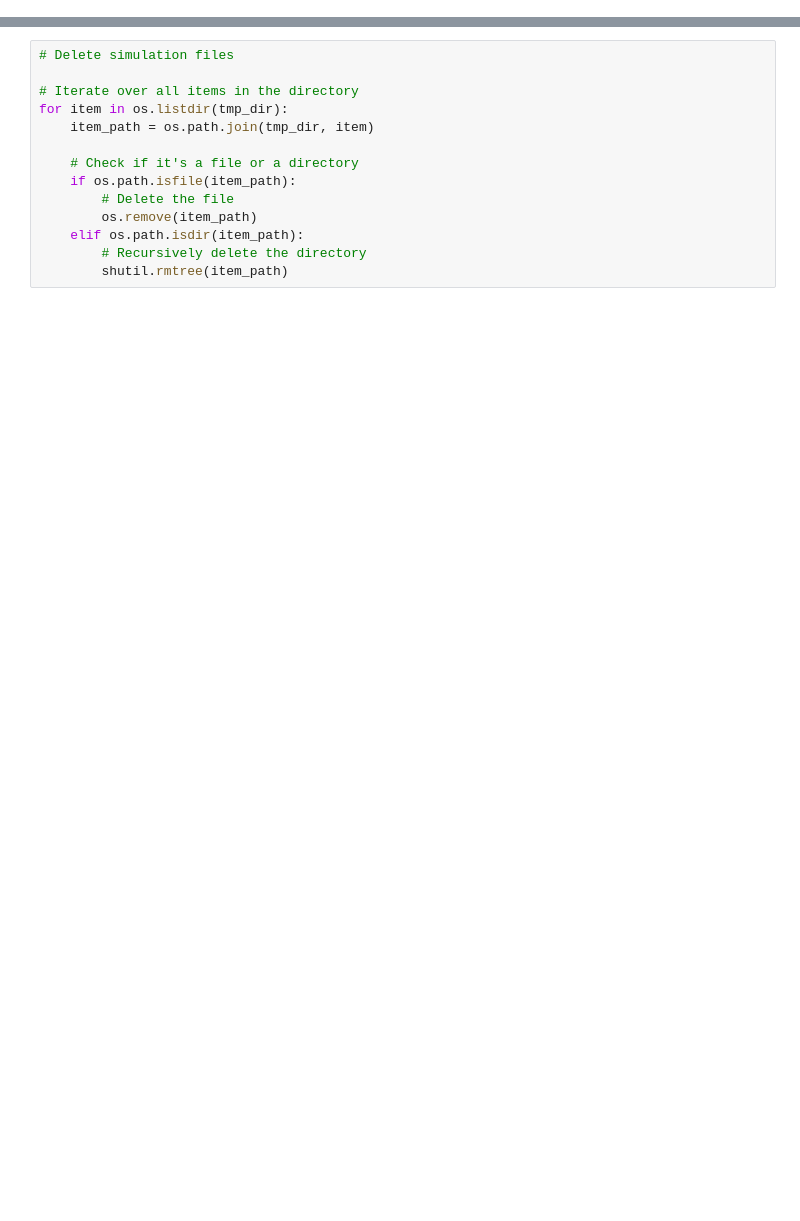
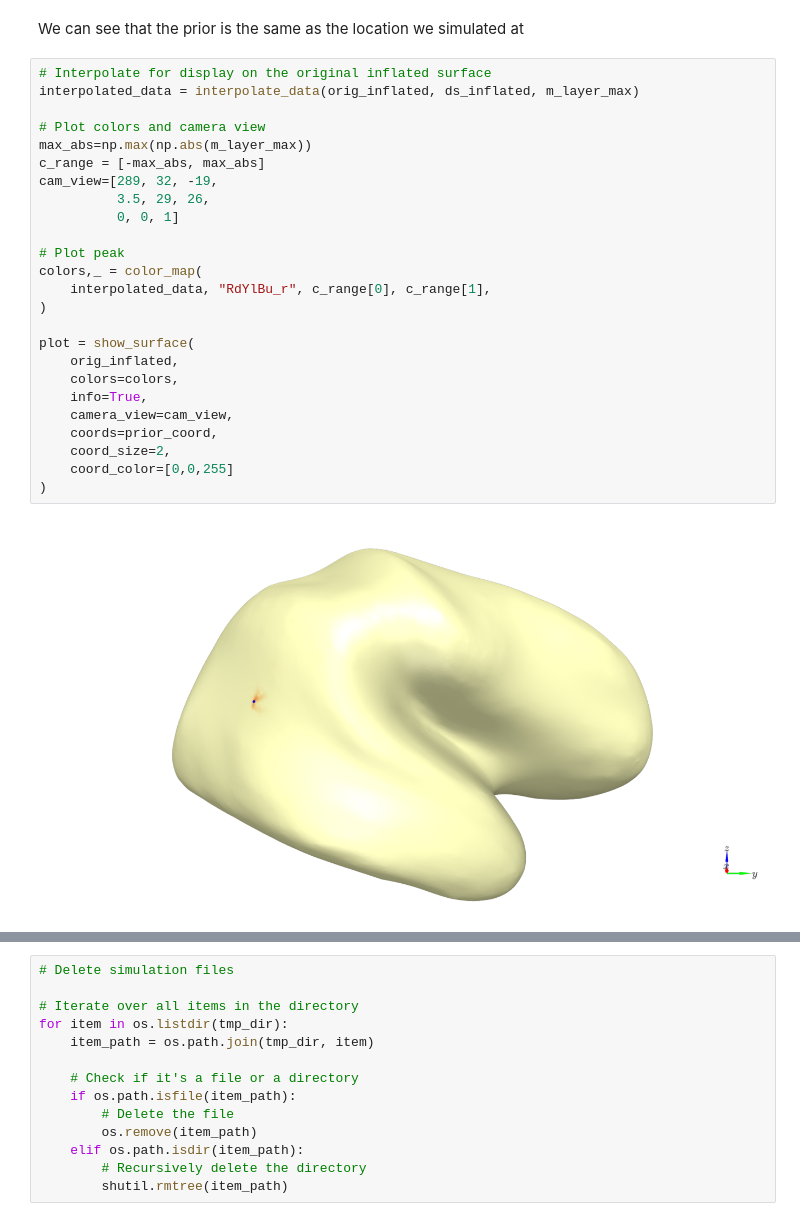
Before and after one commit to danclab/laMEG, a Jupyter notebook: tutorials/sim_sliding_win_model_comparison_burst.ipynb, the cells around one changed output, grey strips where cells are left out. Cells and saved outputs as stored; diff of their text form; blank space fills up the shorter version.

```diff
--- a/tutorials/sim_sliding_win_model_comparison_burst.ipynb
+++ b/tutorials/sim_sliding_win_model_comparison_burst.ipynb
@@ -127,0 +268,29 @@ win_overlap=True
+# %% [markdown]
+We can see that the prior is the same as the location we simulated at
+# %%
+# Interpolate for display on the original inflated surface
+interpolated_data = interpolate_data(orig_inflated, ds_inflated, m_layer_max)
+
+# Plot colors and camera view
+max_abs=np.max(np.abs(m_layer_max))
+c_range = [-max_abs, max_abs]
+cam_view=[289, 32, -19,
+          3.5, 29, 26,
+          0, 0, 1]
+
+# Plot peak
+colors,_ = color_map(
+    interpolated_data, "RdYlBu_r", c_range[0], c_range[1],
+)
+
+plot = show_surface(
+    orig_inflated,
+    colors=colors,
+    info=True,
+    camera_view=cam_view,
+    coords=prior_coord,
+    coord_size=2,
+    coord_color=[0,0,255]
+)
+# %% [output]
+[figure, added]
```
Also changed, not shown: parts of 26 cells of this notebook, 1 other file.
